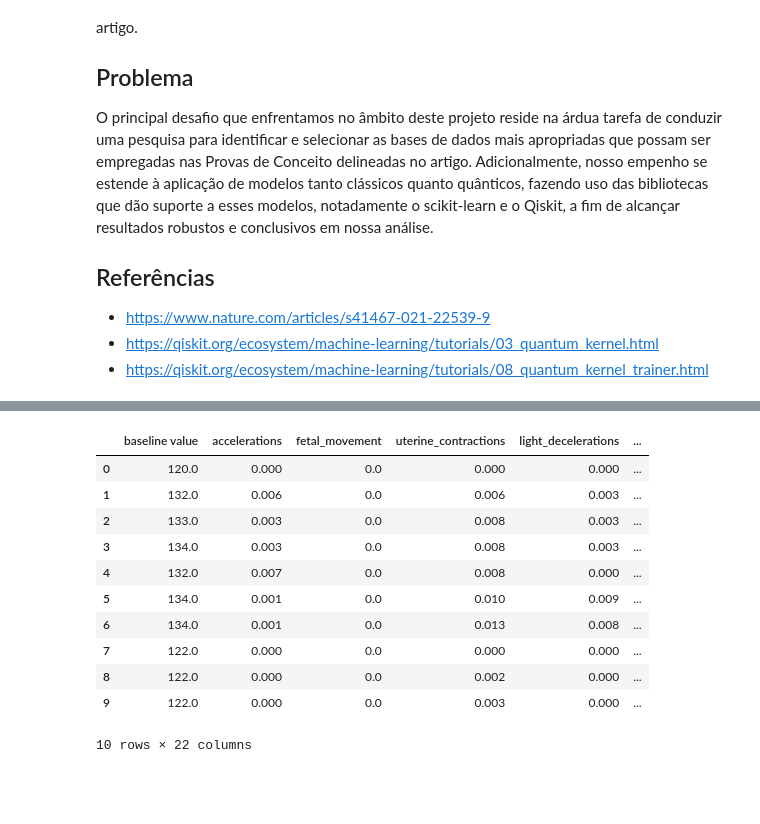
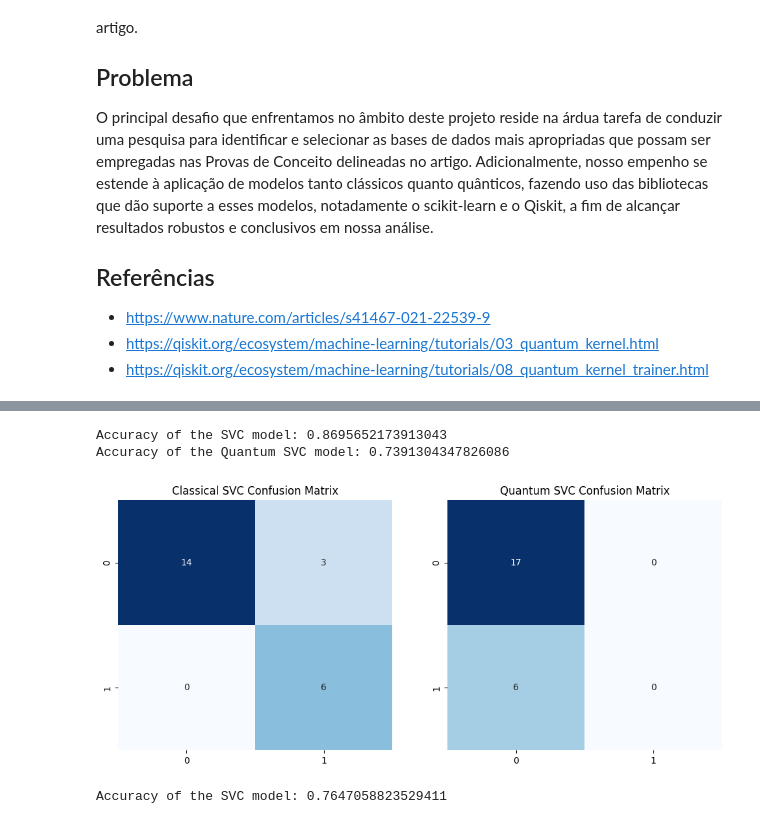
Before and after one commit to thiagohpr/quantumML, a Jupyter notebook: Project_JoseFerandes_ThiagoRocha.ipynb, the cells around one changed output, grey strips where cells are left out. Cells and saved outputs as stored; diff of their text form; code cells hidden in the pictures; blank space fills up the shorter version.

```diff
--- a/Project_JoseFerandes_ThiagoRocha.ipynb
+++ b/Project_JoseFerandes_ThiagoRocha.ipynb
@@ -60,7 +82,7 @@ def classic_SVC(X, y, test_size=0.2, random_state=42):
     # Calculate accuracy
     accuracy = accuracy_score(y_test, y_pred)
 
-    return accuracy, y_pred
+    return accuracy, y_pred, y_test
 # %%
 def quantum_SVC(X, y, test_size=0.2, random_state=42):
     # Split the data into train and test sets
@@ -86,30 +108,66 @@ def quantum_SVC(X, y, test_size=0.2, random_state=42):
     # Calculate accuracy
     accuracy = accuracy_score(y_test, y_pred)
 
-    return accuracy, y_pred
+    return accuracy, y_pred, y_test
+# %%
+df = pd.read_csv("data/breast_cancer_data.csv", header = 0)
+
+sampled_df = df.sample(frac=0.20)
+
+sampled_df.drop('id', axis=1, inplace=True)
+sampled_df.drop('Unnamed: 32', axis=1, inplace=True)
+
+sampled_df['diagnosis'] = sampled_df['diagnosis'].map({'M':1,'B':0})
+sampled_df = sampled_df[["radius_mean", "texture_mean", "perimeter_mean", "area_mean", "smoothness_mean", "compactness_mean", "concavity_mean", "symmetry_mean", "fractal_dimension_mean", "diagnosis"]]
+
+X = sampled_df.drop("diagnosis", axis=1)
+y = sampled_df["diagnosis"]
+
+accuracy_breast_cancer, y_pred_breast_cancer, y_test_breast_cancer = classic_SVC(X, y)
+print(f"Accuracy of the SVC model: {accuracy_breast_cancer}")
+
+accuracy_breast_cancer_quantum_svc, y_breast_cancer_pred_quantum_svc, y_breast_cancer_test_quantum_svc = quantum_SVC(X, y)
+print(f"Accuracy of the Quantum SVC model: {accuracy_breast_cancer_quantum_svc}")
+# %% [output]
+Accuracy of the SVC model: 0.8695652173913043
+Accuracy of the Quantum SVC model: 0.7391304347826086
+# %%
+import matplotlib.pyplot as plt
+import seaborn as sns
+from sklearn.metrics import confusion_matrix
+
+# Create confusion matrices
+cm_classical = confusion_matrix(y_test_breast_cancer, y_pred_breast_cancer)
+cm_quantum = confusion_matrix(y_breast_cancer_test_quantum_svc, y_breast_cancer_pred_quantum_svc)
+
+# Plot confusion matrices
+plt.figure(figsize=(12, 5))
+
+plt.subplot(1, 2, 1)
+sns.heatmap(cm_classical, annot=True, fmt='d', cmap='Blues', cbar=False)
+plt.title('Classical SVC Confusion Matrix')
+
+plt.subplot(1, 2, 2)
+sns.heatmap(cm_quantum, annot=True, fmt='d', cmap='Blues', cbar=False)
+plt.title('Quantum SVC Confusion Matrix')
+
+plt.show()
+# %% [output]
+[figure, added]
 # %%
 df = pd.read_csv("data/fetal_health_data.csv", header = 0)
 
-df.drop_duplicates(inplace=True)
+sampled_df = df.sample(frac=0.04)
 
-X = df.drop("fetal_health", axis=1)
-y = df["fetal_health"]
+sampled_df.drop_duplicates(inplace=True)
 
-accuracy_fetal_health, y_pred_fetal_health = classic_SVC(X, y)
+X = sampled_df.drop("fetal_health", axis=1)
+y = sampled_df["fetal_health"]
+
+accuracy_fetal_health, y_pred_fetal_health, y_test_fetal_health = classic_SVC(X, y)
 print(f"Accuracy of the SVC model: {accuracy_fetal_health}")
 
-# accuracy_fetal_health_quantum_svc, y_fetal_health_pred_quantum_svc = quantum_SVC(X, y)
-# print(f"Accuracy of the Quantum SVC model: {accuracy_fetal_health_quantum_svc}")
+accuracy_fetal_health_quantum_svc, y_fetal_health_pred_quantum_svc, y_fetal_health_test_quantum_svc = quantum_SVC(X, y)
+print(f"Accuracy of the Quantum SVC model: {accuracy_fetal_health_quantum_svc}")
 # %% [output]
-|  | baseline value | accelerations | fetal_movement | uterine_contractions | light_decelerations | ... |
-| 0 | 120.0 | 0.000 | 0.0 | 0.000 | 0.000 | ... |
-| 1 | 132.0 | 0.006 | 0.0 | 0.006 | 0.003 | ... |
-| 2 | 133.0 | 0.003 | 0.0 | 0.008 | 0.003 | ... |
-| 3 | 134.0 | 0.003 | 0.0 | 0.008 | 0.003 | ... |
-| 4 | 132.0 | 0.007 | 0.0 | 0.008 | 0.000 | ... |
-| 5 | 134.0 | 0.001 | 0.0 | 0.010 | 0.009 | ... |
-| 6 | 134.0 | 0.001 | 0.0 | 0.013 | 0.008 | ... |
-| 7 | 122.0 | 0.000 | 0.0 | 0.000 | 0.000 | ... |
-| 8 | 122.0 | 0.000 | 0.0 | 0.002 | 0.000 | ... |
-| 9 | 122.0 | 0.000 | 0.0 | 0.003 | 0.000 | ... |
-10 rows × 22 columns
+Accuracy of the SVC model: 0.7647058823529411
```
Also changed, not shown: parts of 5 cells of this notebook.
